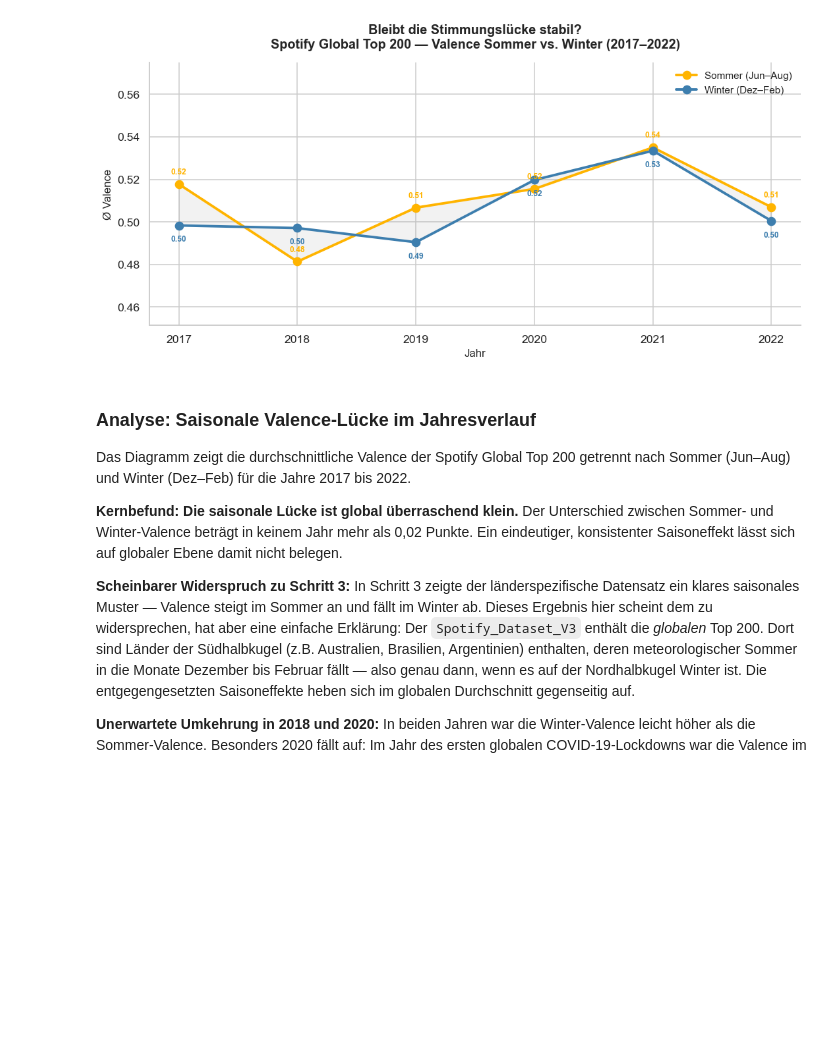
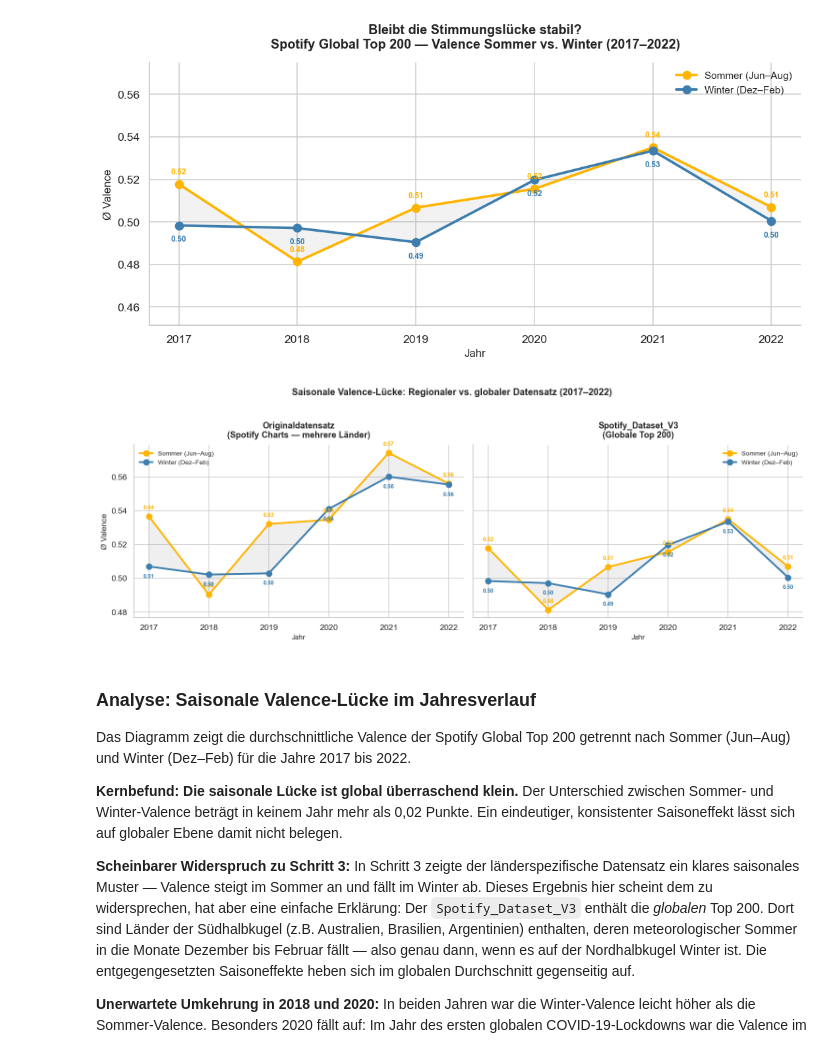
Before and after one commit to Jonas47833/Data-Visualisation, a Jupyter notebook: Notebook/Streaming_Stimmungs_Analyse.ipynb, the cells around one changed output. Saved outputs shown, nothing was run; the diff lists cells and outputs as text; code cells hidden in the pictures; blank space fills up the shorter version.

```diff
--- a/Notebook/Streaming_Stimmungs_Analyse.ipynb
+++ b/Notebook/Streaming_Stimmungs_Analyse.ipynb
@@ -1624,6 +1624,77 @@ plt.tight_layout()
 plt.show()
 # %% [output]
 [figure]
+# %%
+# === Schritt 17b: Vergleich — Originaldatensatz vs. Globaler Top-200-Datensatz ===
+
+import pandas as pd
+import matplotlib.pyplot as plt
+import seaborn as sns
+
+FARBE_SOMMER = '#FFB400'
+FARBE_WINTER = '#3D7EAE'
+saison_map   = {6:'Sommer',7:'Sommer',8:'Sommer',12:'Winter',1:'Winter',2:'Winter'}
+
+# --- Datensatz 1: Original Spotify (spotify_clean.parquet, alle Länder) ---
+sp = pd.read_parquet('../Datensätze/spotify_clean.parquet')
+sp_s = sp[sp['month'].isin(saison_map)].copy()
+sp_s['saison'] = sp_s['month'].map(saison_map)
+sp_val = (sp_s[sp_s['year'].between(2017, 2022)]
+          .groupby(['year','saison'])['valence']
+          .mean().unstack('saison'))
+
+# --- Datensatz 2: Spotify_Dataset_V3 (Global Top 200) ---
+v3 = pd.read_csv('../Datensätze/Spotify_Dataset_V3.csv', sep=';')
+v3['Date']  = pd.to_datetime(v3['Date'], dayfirst=True)
+v3 = v3.drop_duplicates(subset=['id', 'Date'])
+v3['year']  = v3['Date'].dt.year
+v3['month'] = v3['Date'].dt.month
+v3_s = v3[v3['month'].isin(saison_map)].copy()
+v3_s['saison'] = v3_s['month'].map(saison_map)
+v3_val = (v3_s[v3_s['year'].between(2017, 2022)]
+          .groupby(['year','saison'])['Valence']
+          .mean().unstack('saison'))
+
+# --- Plot: zwei Panels nebeneinander ---
+fig, axes = plt.subplots(1, 2, figsize=(14, 5), sharey=True)
+titel = [
+    'Originaldatensatz\n(Spotify Charts — mehrere Länder)',
+    'Spotify_Dataset_V3\n(Globale Top 200)'
+]
+
+for ax, val, t in zip(axes, [sp_val, v3_val], titel):
+    jahre = val.index
+    ax.plot(jahre, val['Sommer'], color=FARBE_SOMMER, lw=2.5,
+            marker='o', ms=8, label='Sommer (Jun–Aug)')
+    ax.plot(jahre, val['Winter'], color=FARBE_WINTER, lw=2.5,
+            marker='o', ms=8, label='Winter (Dez–Feb)')
+    ax.fill_between(jahre, val['Sommer'], val['Winter'],
+                    alpha=0.12, color='gray')
+
+    for y in jahre:
+        s = val.loc[y, 'Sommer']
+        w = val.loc[y, 'Winter']
+        ax.annotate(f'{s:.2f}', (y, s), textcoords='offset points',
+                    xytext=(0, 10), ha='center', fontsize=8,
+                    color=FARBE_SOMMER, fontweight='bold')
+        ax.annotate(f'{w:.2f}', (y, w), textcoords='offset points',
+                    xytext=(0, -16), ha='center', fontsize=8,
+                    color=FARBE_WINTER, fontweight='bold')
+
+    ax.set_title(t, fontsize=12, fontweight='bold', pad=10)
+    ax.set_xlabel('Jahr', fontsize=10)
+    ax.set_xticks(jahre)
+    ax.legend(frameon=False, fontsize=9)
+    sns.despine(ax=ax)
+
+axes[0].set_ylabel('Ø Valence', fontsize=11)
+fig.suptitle('Saisonale Valence-Lücke: Regionaler vs. globaler Datensatz (2017–2022)',
+             fontsize=13, fontweight='bold', y=1.02)
+
+plt.tight_layout()
+plt.show()
+# %% [output]
+[figure, added]
 # %% [markdown]
 ### Analyse: Saisonale Valence-Lücke im Jahresverlauf
 
```
